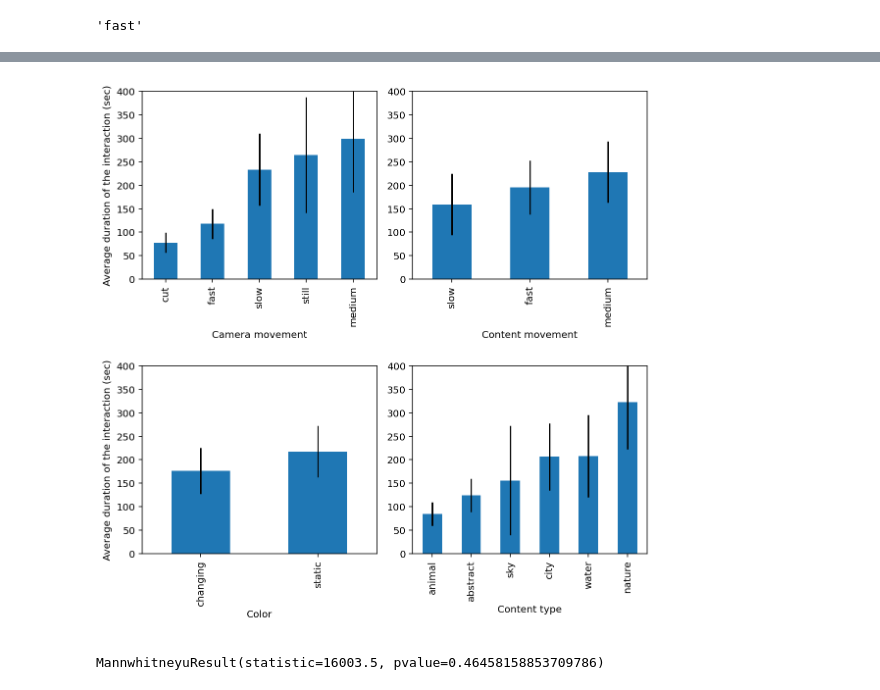
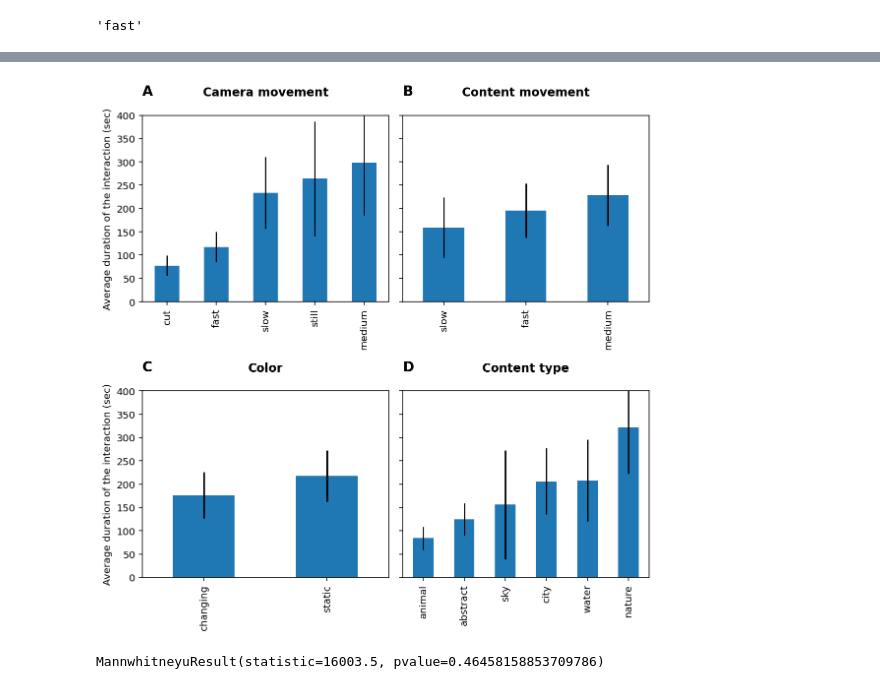
Before and after one commit to AurelienNioche/DoggyVision, a Jupyter notebook: main.ipynb, the cells around one changed output, grey strips where cells are left out. Saved outputs shown, nothing was run; the diff lists cells and outputs as text; code cells hidden in the pictures.

```diff
--- a/main.ipynb
+++ b/main.ipynb
@@ -93,10 +107,10 @@ ax.set_ylabel("Number of days where \n the dogs had X interactions");
 # %%
-fig, ax = plt.subplots(figsize=(15, 5))
-import datetime as dt
-from matplotlib import dates
-x = []
-for index, time in enumerate(df.time):
-    x.append(dt.datetime.combine(dt.date(2017, 1, 1), time))
-sns.histplot(ax=ax, x=x, kde=False, bins=30)
-ax.xaxis.set_major_formatter(dates.DateFormatter('%H:%M:%S'))
-ax.set_ylabel("Number of interaction");
+# fig, ax = plt.subplots(figsize=(15, 5))
+# import datetime as dt
+# from matplotlib import dates
+# x = []
+# for index, datetime in enumerate(df.datetime):
+#     x.append(dt.datetime.combine(dt.date(2017, 1, 1), datetime.time()))
+# sns.histplot(ax=ax, x=x, kde=False, bins=30)
+# ax.xaxis.set_major_formatter(dates.DateFormatter('%H:%M:%S'))
+# ax.set_ylabel("Number of interaction");
@@ -104,0 +156,2 @@ ax.set_ylabel("Number of interaction");
+# %%
+df["hour"] = df.datetime.dt.hour
@@ -138,4 +281,0 @@ for v in video_list:
-# %%
-ax = df.groupby('video')['seconds'].mean().sort_values().plot.bar()
-ax.set_xlabel("")
-ax.set_ylabel("Average duration of the interaction (sec)")
@@ -195,22 +312,38 @@ df
 # %%
 fig, axes = plt.subplots(ncols=2, nrows=2, figsize=(8,8))
 axes = axes.flatten()
 
 for i, cat in enumerate(label_categories):
     ax = axes[i]
     qual = df.groupby(cat)["seconds"].agg([np.mean, sem])
     qual = qual.sort_values("mean")
     qual.plot(kind = "bar", y = "mean", ylabel="seconds", legend = False,
               yerr = "sem", ax=ax)
-    ax.set_xlabel(cat.replace("_", " ").capitalize() + "\n")
+
+    feature_name = cat.replace("_", " ").capitalize() + "\n"
+    ax.set_title(feature_name, fontweight='bold')
+    ax.set_xlabel("")
     if i % 2 == 0:
         ax.set_ylabel("Average duration of the interaction (sec)")
     else:
+        ax.set_yticklabels("")
         ax.set_ylabel("")
     ax.set_ylim(0, 400)
+
+for ax, letter in zip(axes, string.ascii_uppercase):
+    if i % 2 == 0:
+        lat_pos = - 0.08
+    else:
+        lat_pos = - 0.0
+
+    ax.text(lat_pos, 1.09, letter, fontsize=14, fontweight="bold", va="bottom", ha="left",
+            transform=ax.transAxes)
+
 plt.tight_layout()
+
+plt.savefig("fig/features.pdf")
 # %% [output]
-[figure, old version]
+[figure, new version]
 # %%
 cat = "color"
 modalities = "changing", "static"
```
Also changed, not shown: parts of 29 cells of this notebook, 1 other file.
